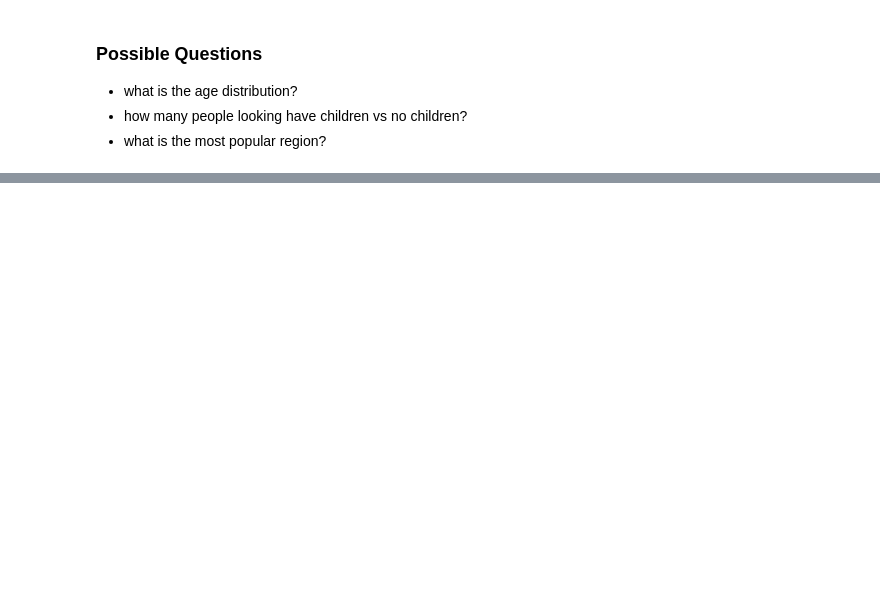
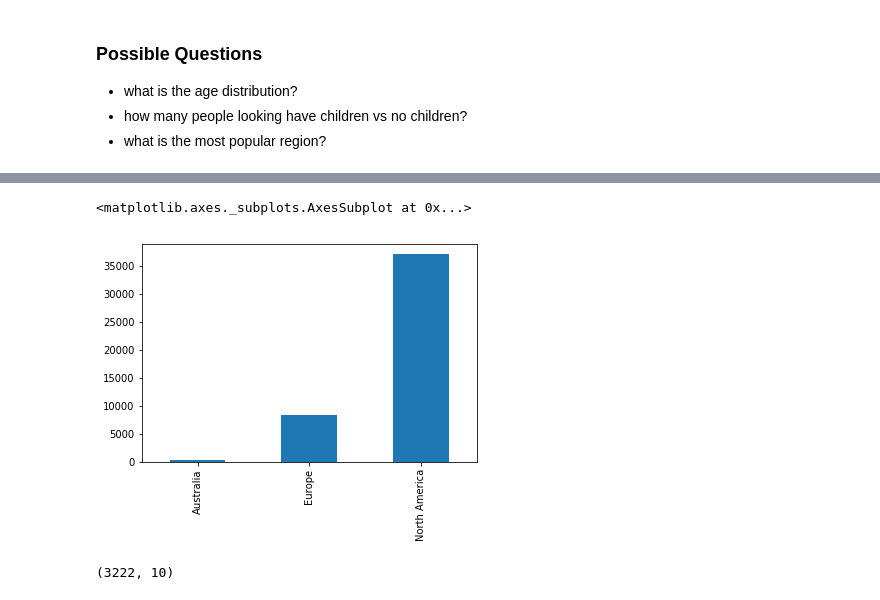
Before and after one commit to DecodedCo/data-insights-notebook, a Jupyter notebook: Holiday Booking Data Exploration.ipynb, the cells around one changed output, grey strips where cells are left out. Drawn from its saved outputs; the diff is of its cells as text; code cells hidden in the pictures; blank space fills up the shorter version.

```diff
--- a/Holiday Booking Data Exploration.ipynb
+++ b/Holiday Booking Data Exploration.ipynb
@@ -24,7 +36,12 @@ sorted_by_age.plot.bar()
 # %%
-sorted_by_region_looking = df['region_looking'].value_counts().sort_index()
+sorted_by_region_looking = df['Continent'].value_counts().sort_index()
 sorted_by_region_looking.plot.bar()
+# %% [output]
+<matplotlib.axes._subplots.AxesSubplot at 0x...>
+[figure, added]
 # %%
-au = df.query('region_current == "Australia"')
+au = df.query('signup_location == "Australia"')
 au.shape
+# %% [output]
+(3222, 10)
 # %%
```
Also changed, not shown: parts of 11 cells of this notebook, 1 other file.
